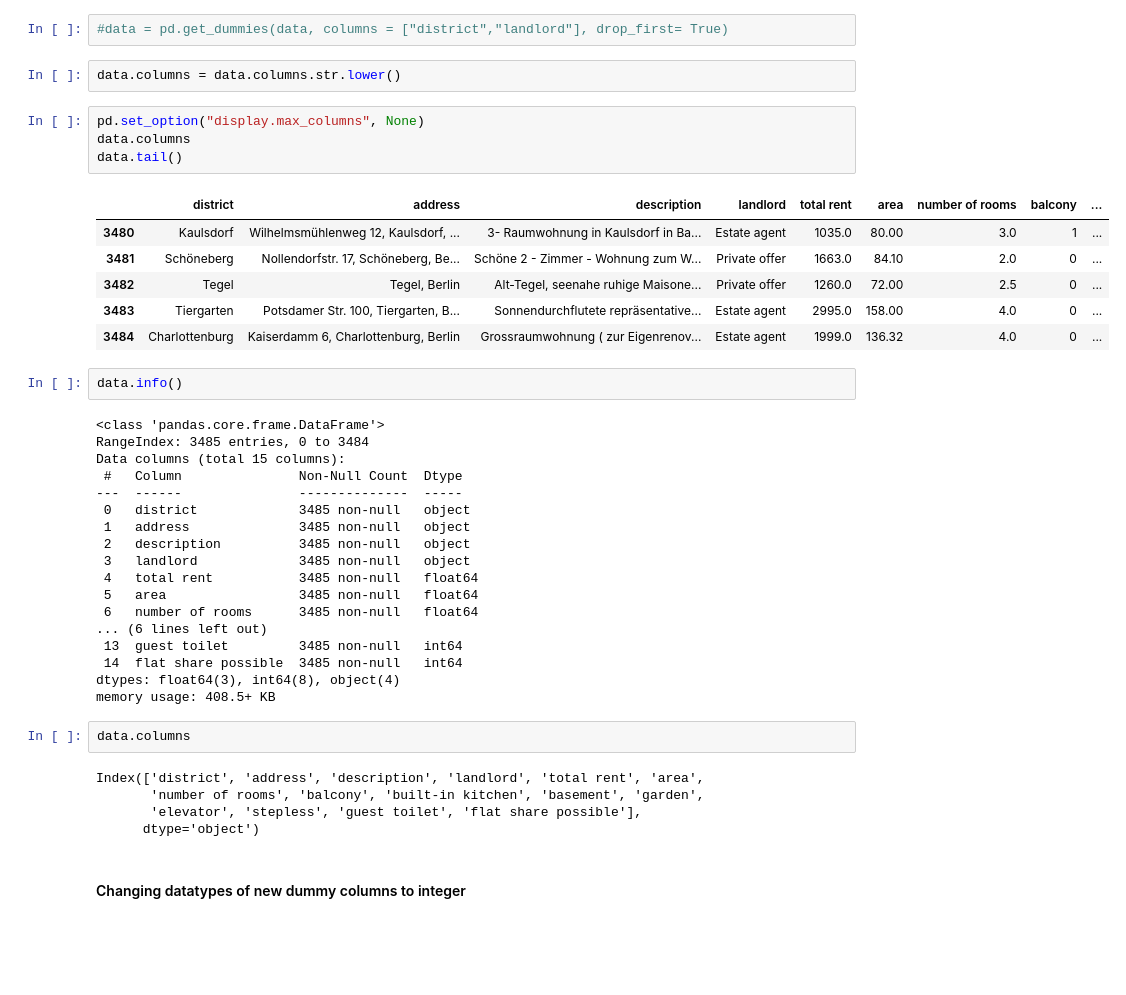
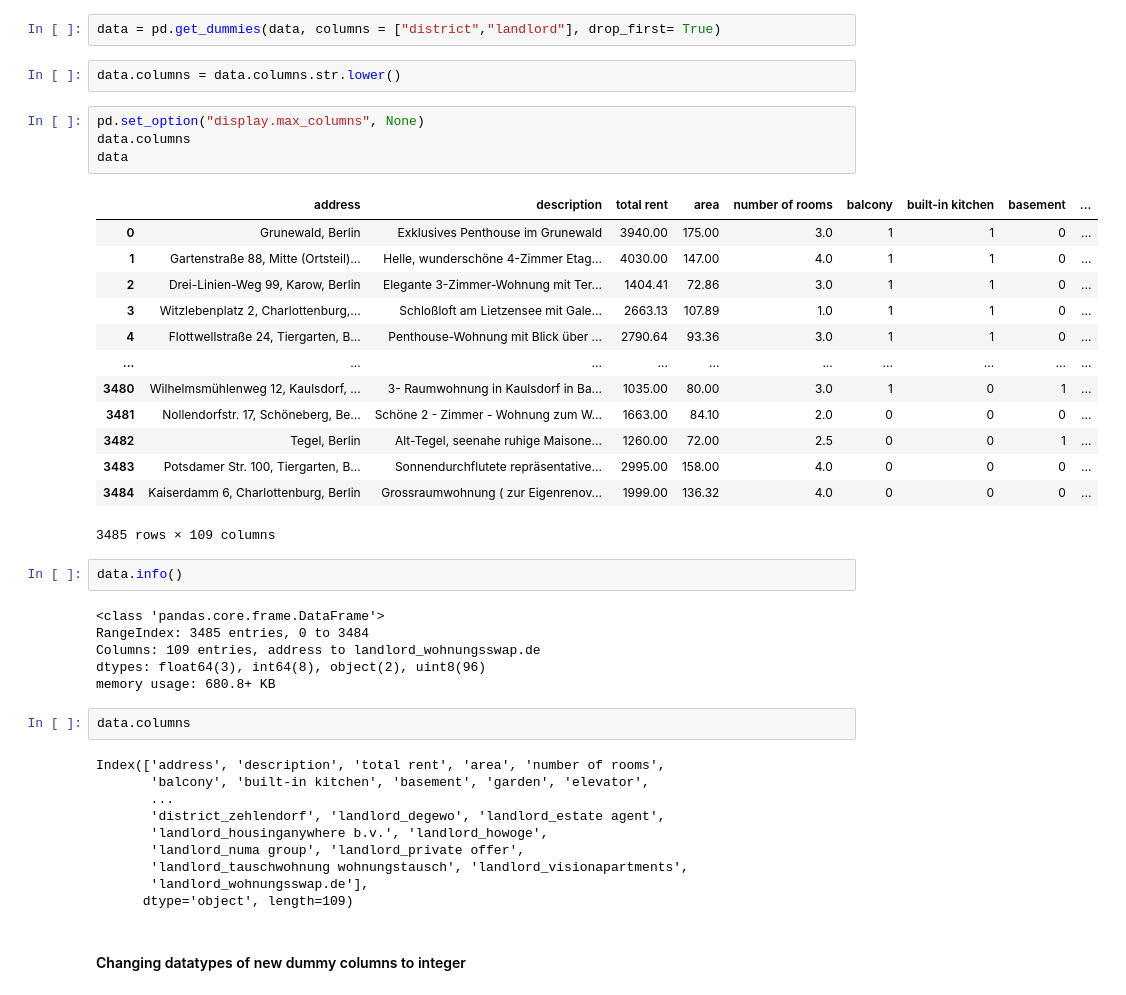
Before and after one commit to nullsieben/Berlin_Rent_Analyzer, a Jupyter notebook: 1_Data_Cleaning_immo24warm.ipynb, the cells around one changed output. Saved outputs shown, nothing was run; the diff lists cells and outputs as text; blank space fills up the shorter version.

```diff
--- a/1_Data_Cleaning_immo24warm.ipynb
+++ b/1_Data_Cleaning_immo24warm.ipynb
@@ -204,47 +437,47 @@ import pandas as pd
 # uploading cleaned df
 data = pd.read_csv("df_cleaned.csv")
 # %%
-#data = pd.get_dummies(data, columns = ["district","landlord"], drop_first= True)
+data = pd.get_dummies(data, columns = ["district","landlord"], drop_first= True)
 # %%
 data.columns = data.columns.str.lower()
 # %%
 pd.set_option("display.max_columns", None)
 data.columns
-data.tail()
+data
 # %% [output]
-|  | district | address | description | landlord | total rent | area | number of rooms | balcony | ... |
-| 3480 | Kaulsdorf | Wilhelmsmühlenweg 12, Kaulsdorf, ... | 3- Raumwohnung in Kaulsdorf in Ba... | Estate agent | 1035.0 | 80.00 | 3.0 | 1 | ... |
-| 3481 | Schöneberg | Nollendorfstr. 17, Schöneberg, Be... | Schöne 2 - Zimmer - Wohnung zum W... | Private offer | 1663.0 | 84.10 | 2.0 | 0 | ... |
-| 3482 | Tegel | Tegel, Berlin | Alt-Tegel, seenahe ruhige Maisone... | Private offer | 1260.0 | 72.00 | 2.5 | 0 | ... |
-| 3483 | Tiergarten | Potsdamer Str. 100, Tiergarten, B... | Sonnendurchflutete repräsentative... | Estate agent | 2995.0 | 158.00 | 4.0 | 0 | ... |
-| 3484 | Charlottenburg | Kaiserdamm 6, Charlottenburg, Berlin | Grossraumwohnung ( zur Eigenrenov... | Estate agent | 1999.0 | 136.32 | 4.0 | 0 | ... |
+|  | address | description | total rent | area | number of rooms | balcony | built-in kitchen | basement | ... |
+| 0 | Grunewald, Berlin | Exklusives Penthouse im Grunewald | 3940.00 | 175.00 | 3.0 | 1 | 1 | 0 | ... |
+| 1 | Gartenstraße 88, Mitte (Ortsteil)... | Helle, wunderschöne 4-Zimmer Etag... | 4030.00 | 147.00 | 4.0 | 1 | 1 | 0 | ... |
+| 2 | Drei-Linien-Weg 99, Karow, Berlin | Elegante 3-Zimmer-Wohnung mit Ter... | 1404.41 | 72.86 | 3.0 | 1 | 1 | 0 | ... |
+| 3 | Witzlebenplatz 2, Charlottenburg,... | Schloßloft am Lietzensee mit Gale... | 2663.13 | 107.89 | 1.0 | 1 | 1 | 0 | ... |
+| 4 | Flottwellstraße 24, Tiergarten, B... | Penthouse-Wohnung mit Blick über ... | 2790.64 | 93.36 | 3.0 | 1 | 1 | 0 | ... |
+| ... | ... | ... | ... | ... | ... | ... | ... | ... | ... |
+| 3480 | Wilhelmsmühlenweg 12, Kaulsdorf, ... | 3- Raumwohnung in Kaulsdorf in Ba... | 1035.00 | 80.00 | 3.0 | 1 | 0 | 1 | ... |
+| 3481 | Nollendorfstr. 17, Schöneberg, Be... | Schöne 2 - Zimmer - Wohnung zum W... | 1663.00 | 84.10 | 2.0 | 0 | 0 | 0 | ... |
+| 3482 | Tegel, Berlin | Alt-Tegel, seenahe ruhige Maisone... | 1260.00 | 72.00 | 2.5 | 0 | 0 | 1 | ... |
+| 3483 | Potsdamer Str. 100, Tiergarten, B... | Sonnendurchflutete repräsentative... | 2995.00 | 158.00 | 4.0 | 0 | 0 | 0 | ... |
+| 3484 | Kaiserdamm 6, Charlottenburg, Berlin | Grossraumwohnung ( zur Eigenrenov... | 1999.00 | 136.32 | 4.0 | 0 | 0 | 0 | ... |
+3485 rows × 109 columns
 # %%
 data.info()
 # %% [output]
 <class 'pandas.core.frame.DataFrame'>
 RangeIndex: 3485 entries, 0 to 3484
-Data columns (total 15 columns):
- #   Column               Non-Null Count  Dtype
----  ------               --------------  -----
- 0   district             3485 non-null   object
- 1   address              3485 non-null   object
- 2   description          3485 non-null   object
- 3   landlord             3485 non-null   object
- 4   total rent           3485 non-null   float64
- 5   area                 3485 non-null   float64
- 6   number of rooms      3485 non-null   float64
-... (6 lines left out)
- 13  guest toilet         3485 non-null   int64
- 14  flat share possible  3485 non-null   int64
-dtypes: float64(3), int64(8), object(4)
-memory usage: 408.5+ KB
+Columns: 109 entries, address to landlord_wohnungsswap.de
+dtypes: float64(3), int64(8), object(2), uint8(96)
+memory usage: 680.8+ KB
 # %%
 data.columns
 # %% [output]
-Index(['district', 'address', 'description', 'landlord', 'total rent', 'area',
-       'number of rooms', 'balcony', 'built-in kitchen', 'basement', 'garden',
-       'elevator', 'stepless', 'guest toilet', 'flat share possible'],
-      dtype='object')
+Index(['address', 'description', 'total rent', 'area', 'number of rooms',
+       'balcony', 'built-in kitchen', 'basement', 'garden', 'elevator',
+       ...
+       'district_zehlendorf', 'landlord_degewo', 'landlord_estate agent',
+       'landlord_housinganywhere b.v.', 'landlord_howoge',
+       'landlord_numa group', 'landlord_private offer',
+       'landlord_tauschwohnung wohnungstausch', 'landlord_visionapartments',
+       'landlord_wohnungsswap.de'],
+      dtype='object', length=109)
 # %% [markdown]
 #### Changing datatypes of new dummy columns to integer
 # %%
```
Also changed, not shown: parts of 33 cells of this notebook, 2 other files.
